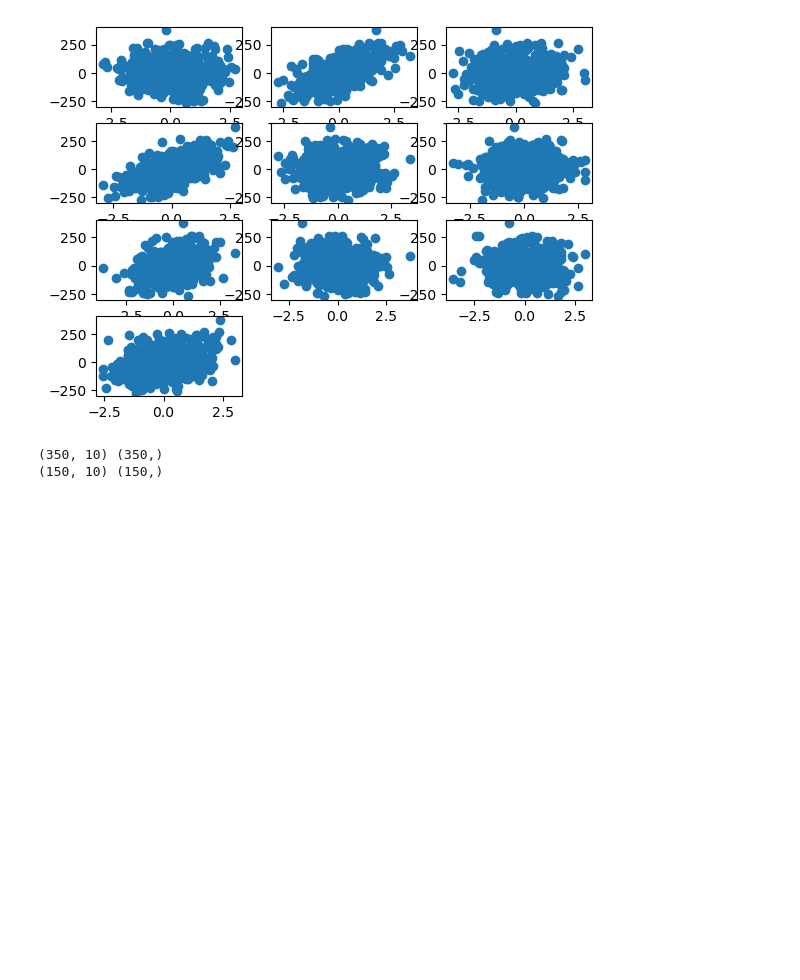
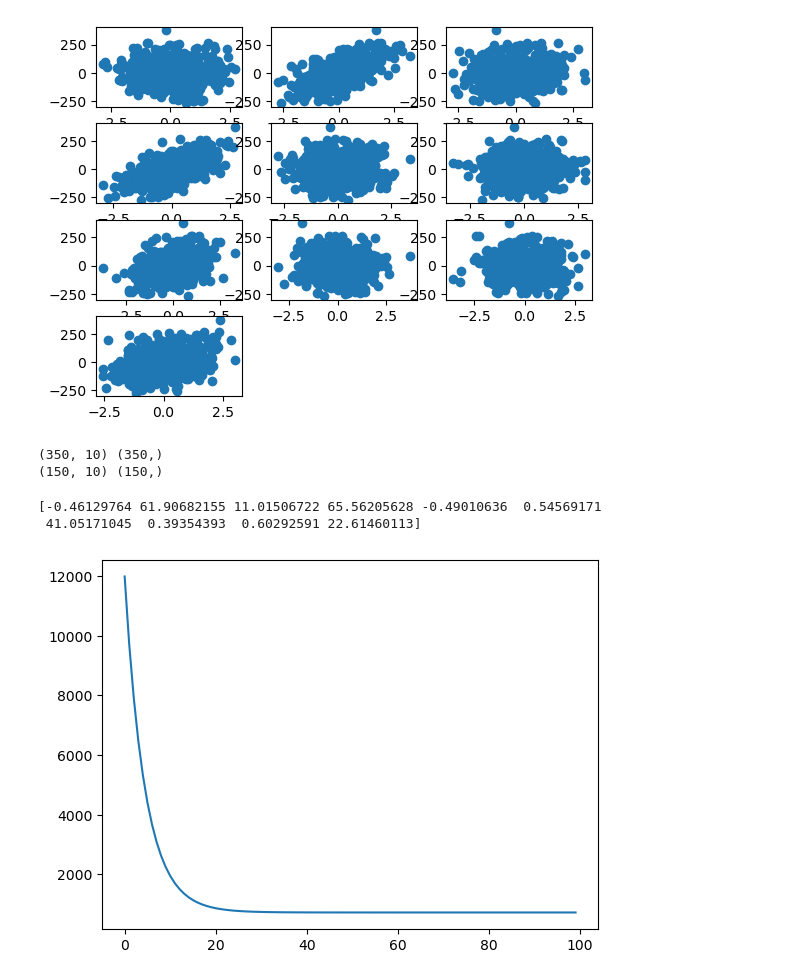
Before and after one commit to GauravSingh0248/Machine_Learning_Basics, a Jupyter notebook: LinearRegression/LinearRegressionWithTWOVariable.ipynb, the cells around one changed output. Saved outputs shown, nothing was run; the diff lists cells and outputs as text; code cells hidden in the pictures; blank space fills up the shorter version.

```diff
--- a/LinearRegression/LinearRegressionWithTWOVariable.ipynb
+++ b/LinearRegression/LinearRegressionWithTWOVariable.ipynb
@@ -87,9 +88,30 @@ def loss(X,y,theta):
 
 def gradient(X,y,theta):
     yp=hypothesis(X,theta)
-    grad=np.dot(X.T,(yp-p))
+    grad=np.dot(X.T,(yp-y))
     m=X.shape[0]
     return grad/m
+
+def train(X,y,learning_rate=0.1,max_iters=100):
+    n=X.shape[1]
+    theta=np.random.randn(n)
+    error_list=[]
+
+    for i in range(max_iters):
+        e=loss(X,y,theta)
+        error_list.append(e)
+        grad=gradient(X,y,theta)
+        theta=theta-learning_rate*grad
+
+    plt.plot(error_list)
+    return theta
+# %%
+theta=train(XT,yT)
+print(theta)
+# %% [output]
+[-0.46129764 61.90682155 11.01506722 65.56205628 -0.49010636  0.54569171
+ 41.05171045  0.39354393  0.60292591 22.61460113]
+[figure, added]
 # %%
 pd.DataFrame(X).head()
 # %% [output]
```
Also changed, not shown: parts of 6 cells of this notebook.
